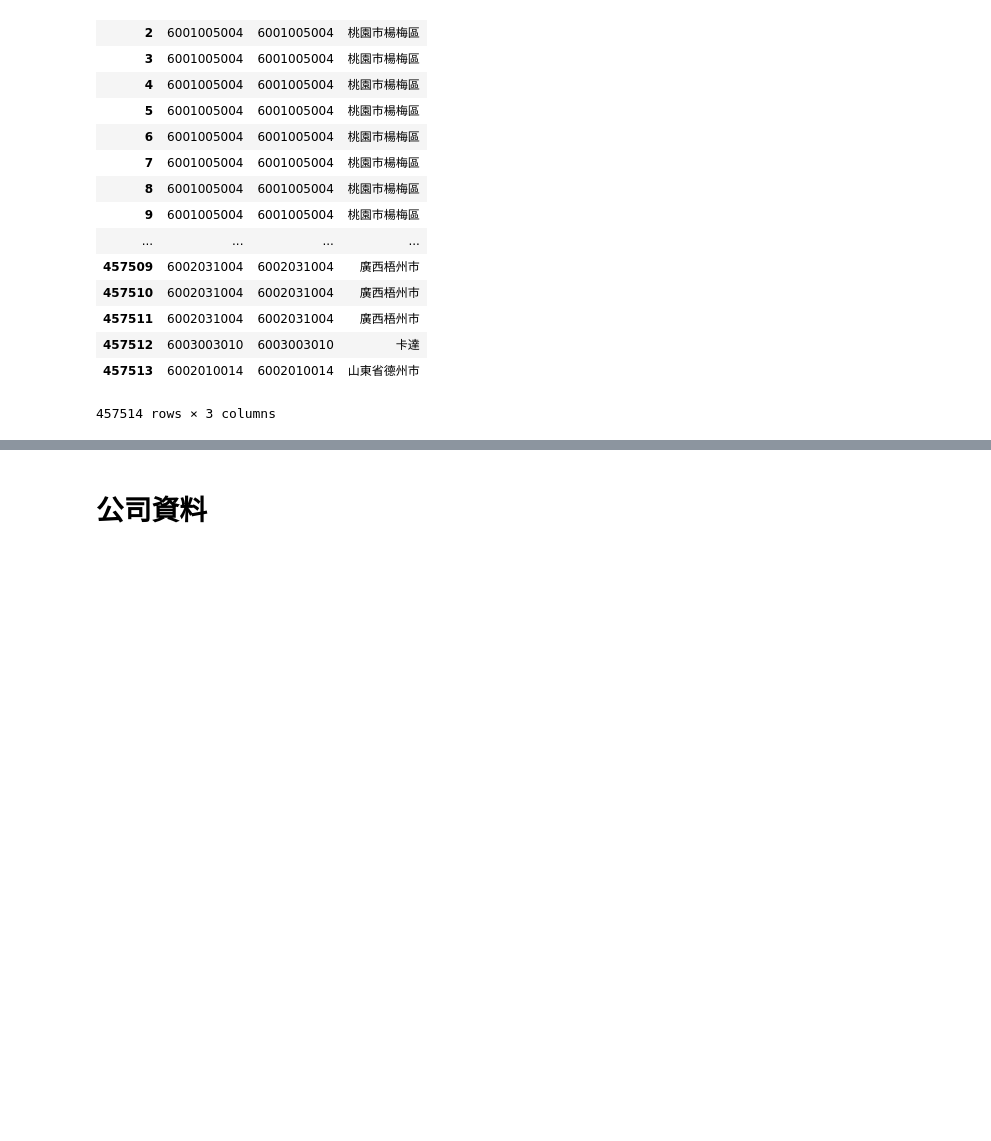
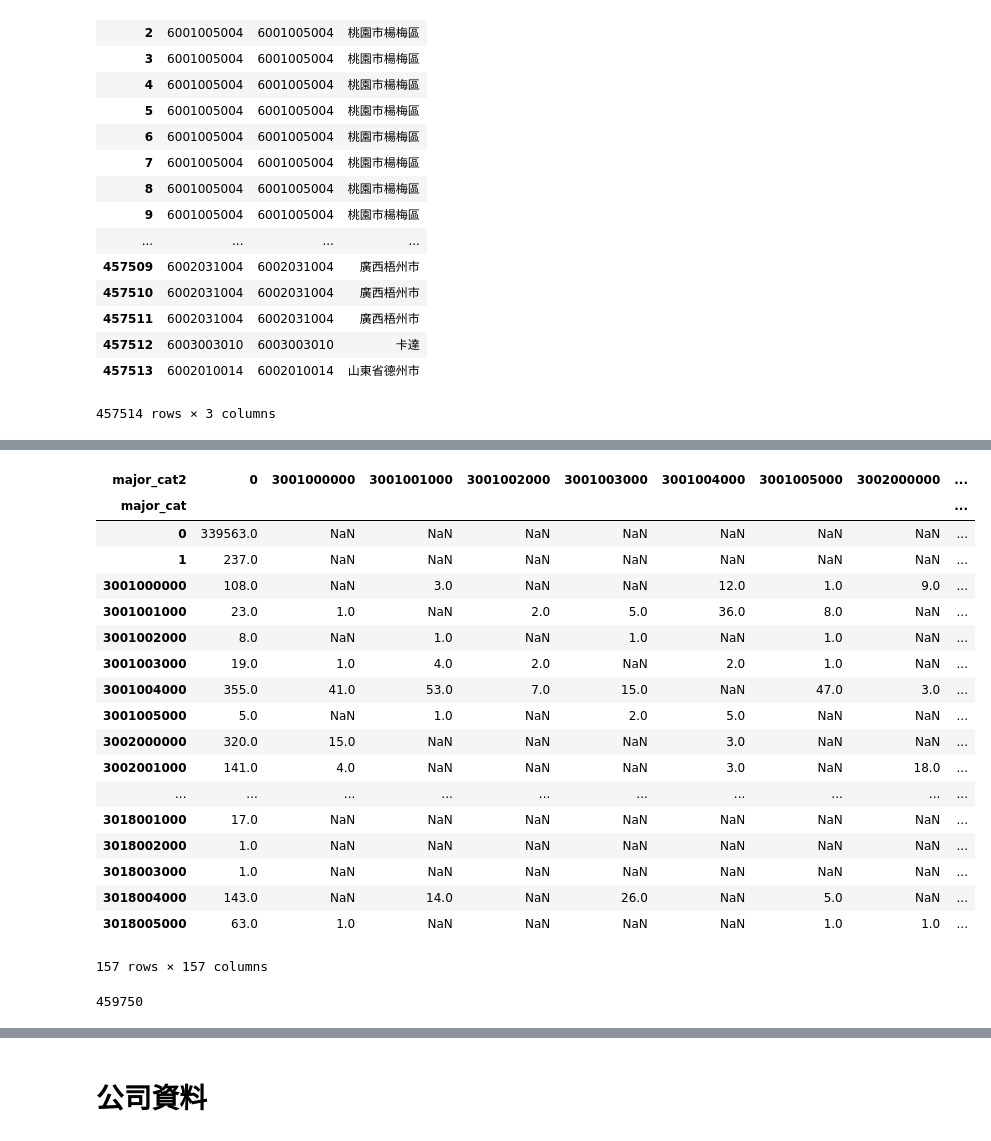
Before and after one commit to kuonumber/201807_104_hr_bank, a Jupyter notebook: 20180710_104_資料清理.ipynb, the cells around one changed output, grey strips where cells are left out. Cells and saved outputs as stored; diff of their text form; code cells hidden in the pictures; blank space fills up the shorter version.

```diff
--- a/20180710_104_資料清理.ipynb
+++ b/20180710_104_資料清理.ipynb
@@ -96,0 +151,2 @@ s['類目名稱'].value_counts().to_csv('./20180711_工作的地區次數分配
+# %%
+df_job_desc['industry'] = df_job_desc['industry'].astype('str')
@@ -96,0 +189,26 @@ s['類目名稱'].value_counts().to_csv('./20180711_工作的地區次數分配
+# %%
+df_job_desc.groupby(['major_cat'])['major_cat2'].value_counts().unstack('major_cat2')
+# %% [output]
+| major_cat2 | 0 | 3001000000 | 3001001000 | 3001002000 | 3001003000 | 3001004000 | 3001005000 | 3002000000 | ... |
+| major_cat |  |  |  |  |  |  |  |  | ... |
+| 0 | 339563.0 | NaN | NaN | NaN | NaN | NaN | NaN | NaN | ... |
+| 1 | 237.0 | NaN | NaN | NaN | NaN | NaN | NaN | NaN | ... |
+| 3001000000 | 108.0 | NaN | 3.0 | NaN | NaN | 12.0 | 1.0 | 9.0 | ... |
+| 3001001000 | 23.0 | 1.0 | NaN | 2.0 | 5.0 | 36.0 | 8.0 | NaN | ... |
+| 3001002000 | 8.0 | NaN | 1.0 | NaN | 1.0 | NaN | 1.0 | NaN | ... |
+| 3001003000 | 19.0 | 1.0 | 4.0 | 2.0 | NaN | 2.0 | 1.0 | NaN | ... |
+| 3001004000 | 355.0 | 41.0 | 53.0 | 7.0 | 15.0 | NaN | 47.0 | 3.0 | ... |
+| 3001005000 | 5.0 | NaN | 1.0 | NaN | 2.0 | 5.0 | NaN | NaN | ... |
+| 3002000000 | 320.0 | 15.0 | NaN | NaN | NaN | 3.0 | NaN | NaN | ... |
+| 3002001000 | 141.0 | 4.0 | NaN | NaN | NaN | 3.0 | NaN | 18.0 | ... |
+| ... | ... | ... | ... | ... | ... | ... | ... | ... | ... |
+| 3018001000 | 17.0 | NaN | NaN | NaN | NaN | NaN | NaN | NaN | ... |
+| 3018002000 | 1.0 | NaN | NaN | NaN | NaN | NaN | NaN | NaN | ... |
+| 3018003000 | 1.0 | NaN | NaN | NaN | NaN | NaN | NaN | NaN | ... |
+| 3018004000 | 143.0 | NaN | 14.0 | NaN | 26.0 | NaN | 5.0 | NaN | ... |
+| 3018005000 | 63.0 | 1.0 | NaN | NaN | NaN | NaN | 1.0 | 1.0 | ... |
+157 rows × 157 columns
+# %%
+len(df_job_desc)
+# %% [output]
+459750
```
Also changed, not shown: parts of 28 cells of this notebook, 2 other files.
